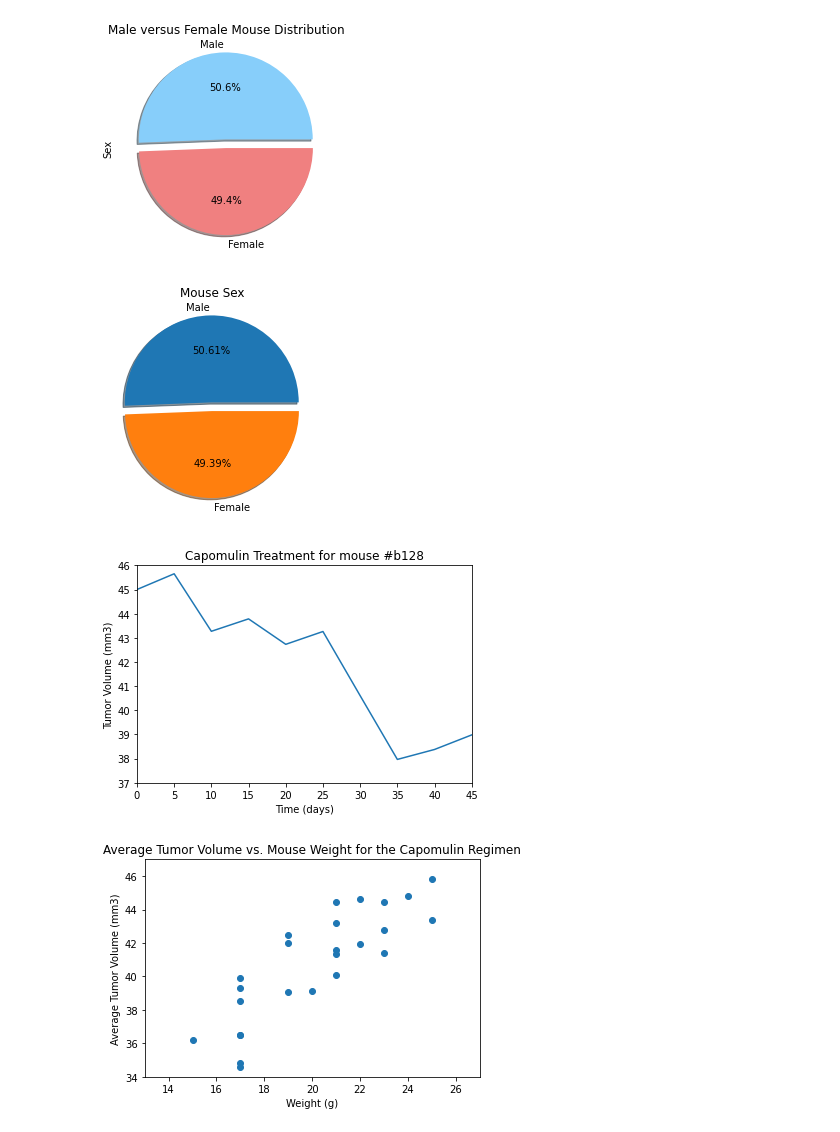
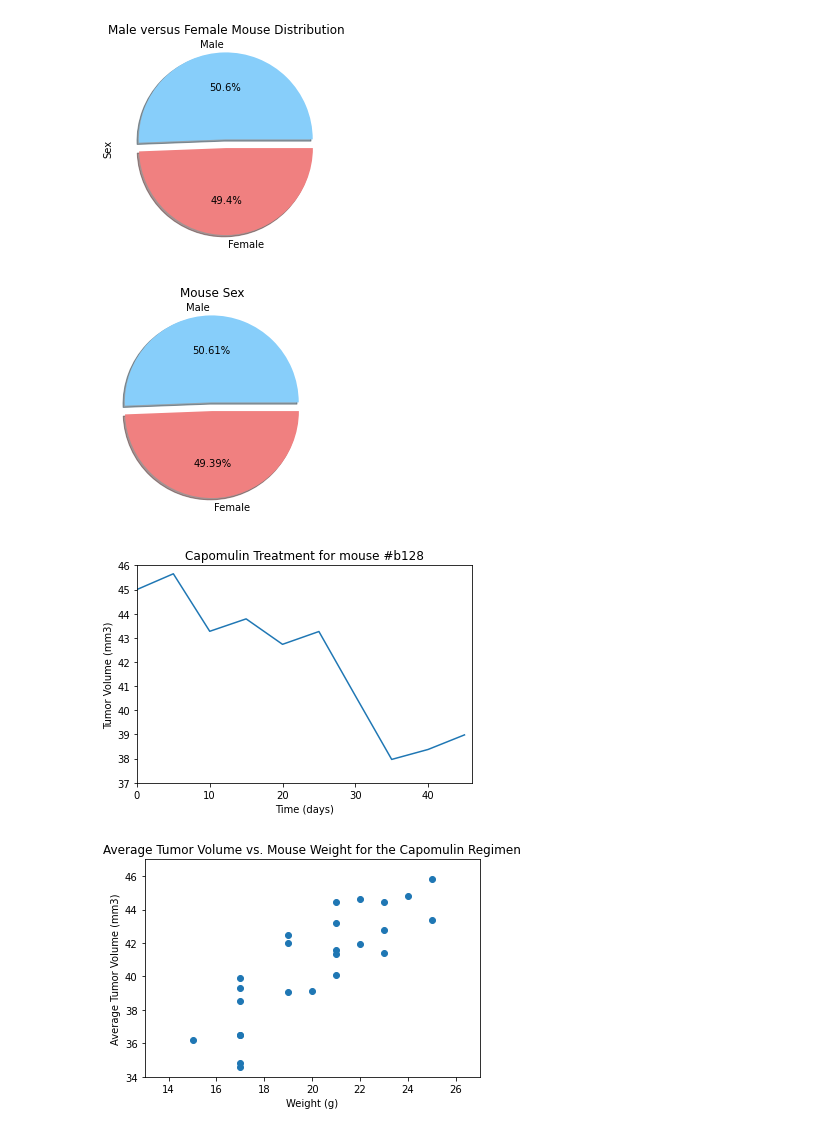
Before and after one commit to Caleman34/Pymaceuticals_Inc, a Jupyter notebook: pymaceuticals_starter.ipynb, the cells around one changed output. Cells and saved outputs as stored; diff of their text form; code cells hidden in the pictures.

```diff
--- a/pymaceuticals_starter.ipynb
+++ b/pymaceuticals_starter.ipynb
@@ -160,11 +168,11 @@ plt.show()
 [figure]
 # %%
 #generate a pie plot showing the distribution of female to male mice using pandas
-plt.pie(gender_count, shadow=True, autopct="%1.2f%%", explode=explode, labels=('Male', 'Female'))
+plt.pie(gender_count, shadow=True, autopct="%1.2f%%", explode=explode, colors=colors, labels=('Male', 'Female'))
 plt.title("Mouse Sex")
 plt.savefig("Analysis/MalevFemaleDist_pandas.png")
 # %% [output]
-[figure, old version]
+[figure, new version]
 # %%
 #generate a line plot of tumor volume vs. timepoint for a mouse treated with Capomulin
 mouse_id = "b128"
@@ -173,7 +181,7 @@ b128_df = capo_df.loc[capo_df["Mouse ID"] == mouse_id, :]
 x_axis = b128_df["Timepoint"]
 y_axis = b128_df["Tumor Volume (mm3)"]
 plt.plot(x_axis, y_axis)
-plt.xlim((0, 45))
+plt.xlim((0, 46))
 plt.ylim((37,46))
 plt.title(f"Capomulin Treatment for mouse #{mouse_id}")
 plt.xlabel("Time (days)")
@@ -181,7 +189,7 @@ plt.ylabel("Tumor Volume (mm3)")
 plt.savefig("Analysis/TumorVolumeLine_pyplot.png")
 plt.show()
 # %% [output]
-[figure, old version]
+[figure, new version]
 # %%
 # Generate a scatter plot of average tumor volume vs. mouse weight for the Capomulin regimen
 capo_average_tumor_vol = capo_df.groupby(["Mouse ID"]).mean()
```
Also changed, not shown: parts of 1 cell of this notebook, 4 other files.
